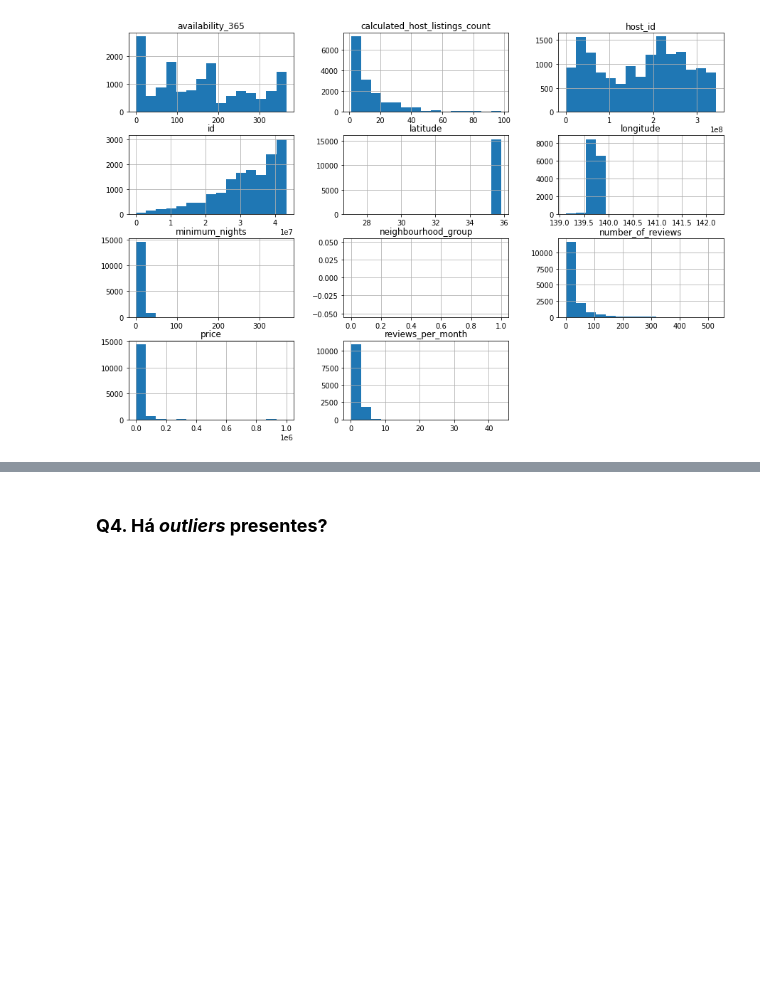
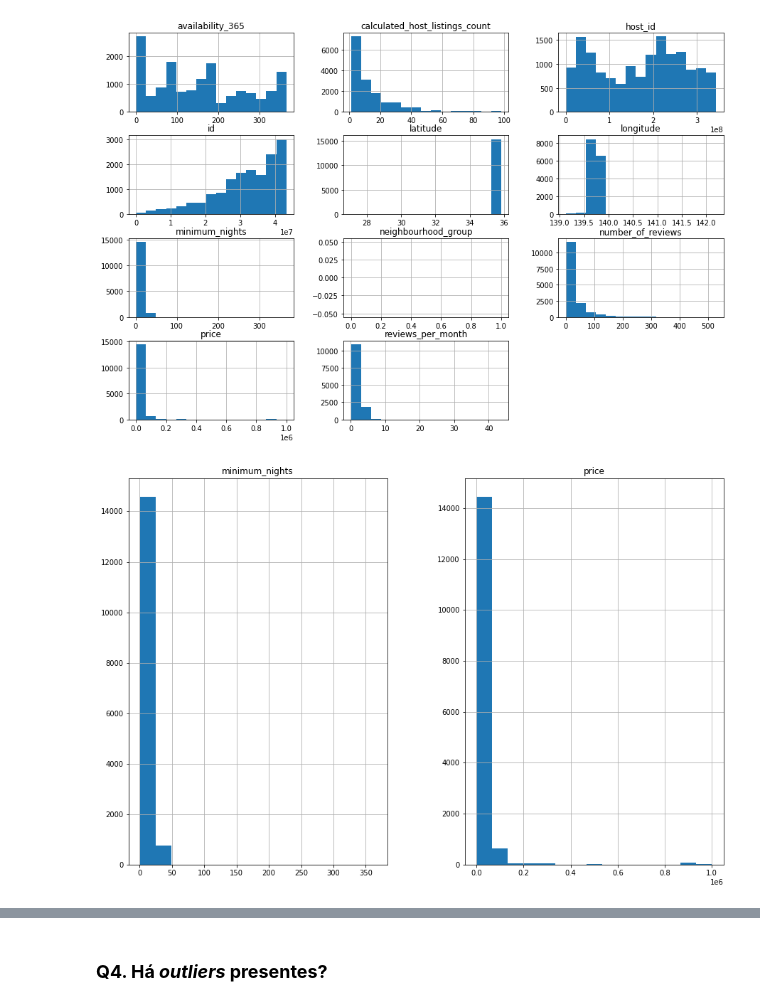
Before and after one commit to juliooaa/Arbnb_T-quio, a Jupyter notebook: Analisando_os_Dados_do_Airbnb.ipynb, the cells around one changed output, grey strips where cells are left out. Cells and saved outputs as stored; diff of their text form; code cells hidden in the pictures; blank space fills up the shorter version.

```diff
--- a/Analisando_os_Dados_do_Airbnb.ipynb
+++ b/Analisando_os_Dados_do_Airbnb.ipynb
@@ -153,3 +153,7 @@ Para identificar a distribuição das variáveis, irei plotar o histograma.
 df.hist(bins=15, figsize=(15,10));
 # %% [output]
 [figure]
+# %%
+df[['price', 'minimum_nights']].hist(bins=15, figsize=(15,10));
+# %% [output]
+[figure, added]
```
Also changed, not shown: parts of 2 cells of this notebook.
